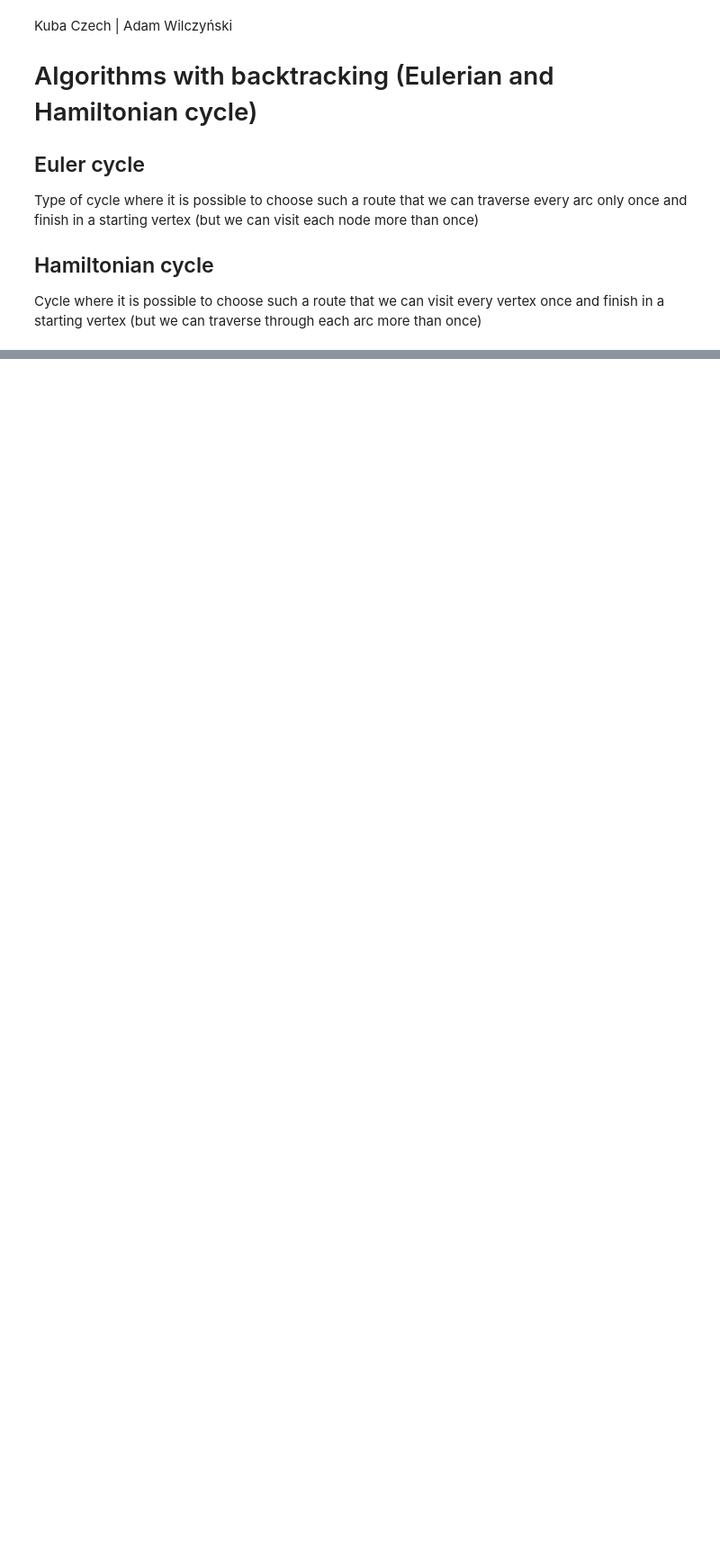
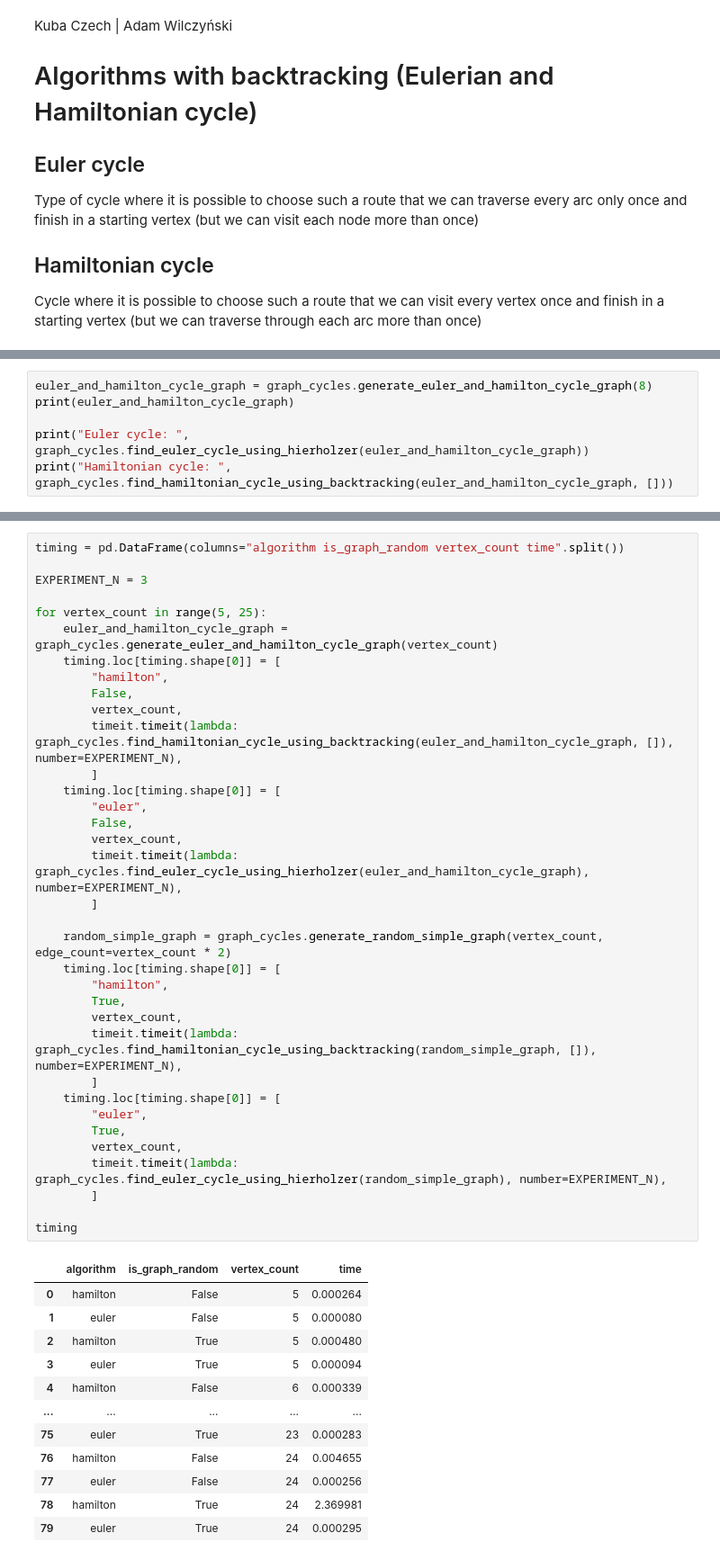
Before and after one commit to adamwilczynski/algorithms-and-data-structures, a Jupyter notebook: 4_graph_cycles/graph_cycles.ipynb, the cells around one changed output, grey strips where cells are left out. Shown: that part at 90% size. Saved outputs shown, nothing was run; the diff lists cells and outputs as text; blank space fills up the shorter version.

```diff
--- a/4_graph_cycles/graph_cycles.ipynb
+++ b/4_graph_cycles/graph_cycles.ipynb
@@ -33,0 +20,6 @@ Hamiltonian cycle:  [1, 8, 7, 6, 5, 4, 3, 2]
+# %%
+euler_and_hamilton_cycle_graph = graph_cycles.generate_euler_and_hamilton_cycle_graph(8)
+print(euler_and_hamilton_cycle_graph)
+
+print("Euler cycle: ", graph_cycles.find_euler_cycle_using_hierholzer(euler_and_hamilton_cycle_graph))
+print("Hamiltonian cycle: ", graph_cycles.find_hamiltonian_cycle_using_backtracking(euler_and_hamilton_cycle_graph, []))
@@ -33,0 +30,48 @@ Hamiltonian cycle:  [1, 8, 7, 6, 5, 4, 3, 2]
+# %%
+timing = pd.DataFrame(columns="algorithm is_graph_random vertex_count time".split())
+
+EXPERIMENT_N = 3
+
+for vertex_count in range(5, 25):
+    euler_and_hamilton_cycle_graph = graph_cycles.generate_euler_and_hamilton_cycle_graph(vertex_count)
+    timing.loc[timing.shape[0]] = [
+        "hamilton",
+        False,
+        vertex_count,
+        timeit.timeit(lambda: graph_cycles.find_hamiltonian_cycle_using_backtracking(euler_and_hamilton_cycle_graph, []), number=EXPERIMENT_N),
+        ]
+    timing.loc[timing.shape[0]] = [
+        "euler",
+        False,
+        vertex_count,
+        timeit.timeit(lambda: graph_cycles.find_euler_cycle_using_hierholzer(euler_and_hamilton_cycle_graph), number=EXPERIMENT_N),
+        ]
+
+    random_simple_graph = graph_cycles.generate_random_simple_graph(vertex_count, edge_count=vertex_count * 2)
+    timing.loc[timing.shape[0]] = [
+        "hamilton",
+        True,
+        vertex_count,
+        timeit.timeit(lambda: graph_cycles.find_hamiltonian_cycle_using_backtracking(random_simple_graph, []), number=EXPERIMENT_N),
+        ]
+    timing.loc[timing.shape[0]] = [
+        "euler",
+        True,
+        vertex_count,
+        timeit.timeit(lambda: graph_cycles.find_euler_cycle_using_hierholzer(random_simple_graph), number=EXPERIMENT_N),
+        ]
+
+timing
+# %% [output]
+|  | algorithm | is_graph_random | vertex_count | time |
+| 0 | hamilton | False | 5 | 0.000264 |
+| 1 | euler | False | 5 | 0.000080 |
+| 2 | hamilton | True | 5 | 0.000480 |
+| 3 | euler | True | 5 | 0.000094 |
+| 4 | hamilton | False | 6 | 0.000339 |
+| ... | ... | ... | ... | ... |
+| 75 | euler | True | 23 | 0.000283 |
+| 76 | hamilton | False | 24 | 0.004655 |
+| 77 | euler | False | 24 | 0.000256 |
+| 78 | hamilton | True | 24 | 2.369981 |
+| 79 | euler | True | 24 | 0.000295 |
```
Also changed, not shown: parts of 5 cells of this notebook, 2 other files.
